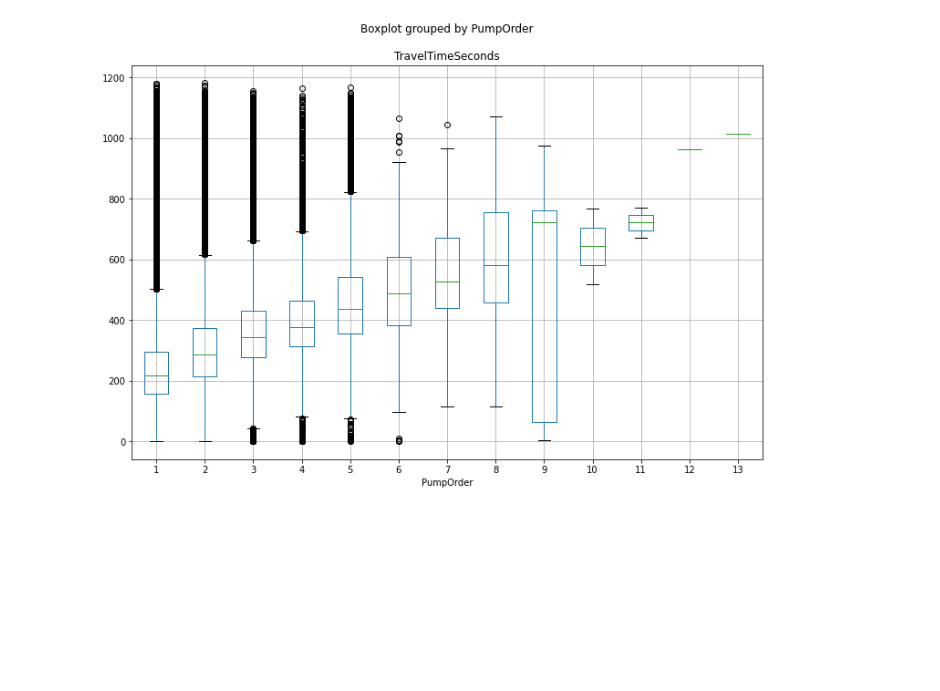
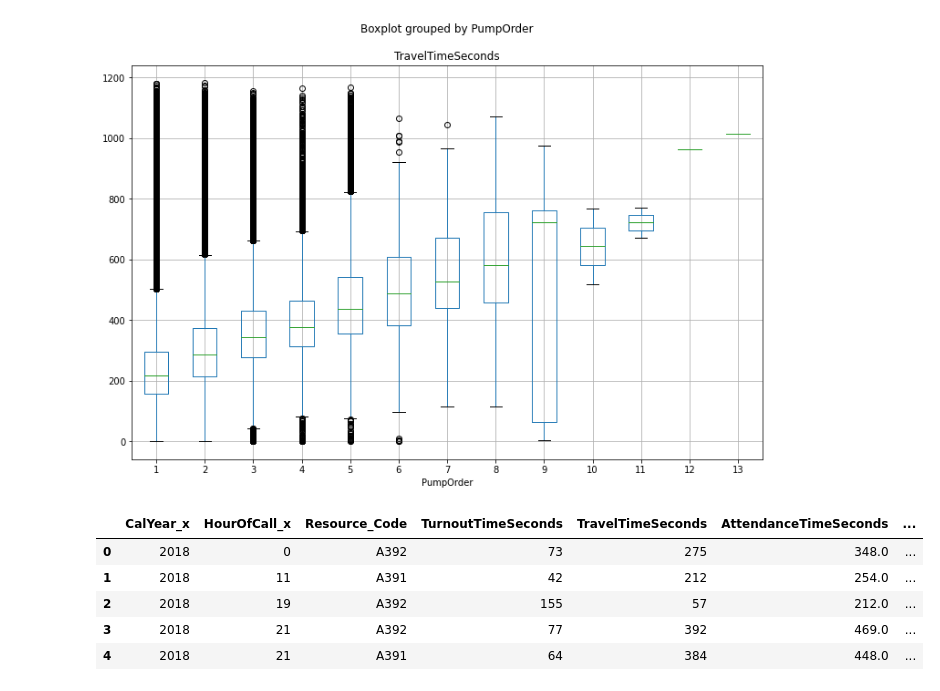
Before and after one commit to ludomare/London-Pumpy, a Jupyter notebook: 02 Importation & nettoyage données.ipynb, the cells around one changed output. Drawn from its saved outputs; the diff is of its cells as text; code cells hidden in the pictures; blank space fills up the shorter version.

```diff
--- a/02 Importation & nettoyage données.ipynb
+++ b/02 Importation & nettoyage données.ipynb
@@ -1303,3 +1303,12 @@ for column in ['AttendanceTimeSeconds', 'TurnoutTimeSeconds', 'TravelTimeSeconds
 [figure]
 [figure]
 [figure]
+# %%
+df.head()
+# %% [output]
+|  | CalYear_x | HourOfCall_x | Resource_Code | TurnoutTimeSeconds | TravelTimeSeconds | AttendanceTimeSeconds | ... |
+| 0 | 2018 | 0 | A392 | 73 | 275 | 348.0 | ... |
+| 1 | 2018 | 11 | A391 | 42 | 212 | 254.0 | ... |
+| 2 | 2018 | 19 | A392 | 155 | 57 | 212.0 | ... |
+| 3 | 2018 | 21 | A392 | 77 | 392 | 469.0 | ... |
+| 4 | 2018 | 21 | A391 | 64 | 384 | 448.0 | ... |
```
Also changed, not shown: parts of 9 cells of this notebook.
